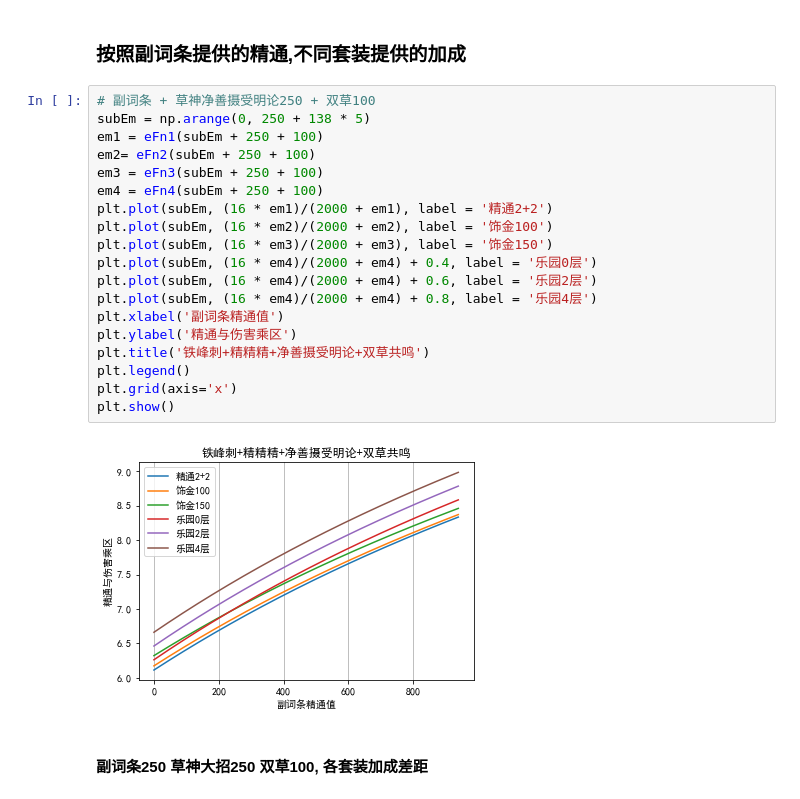
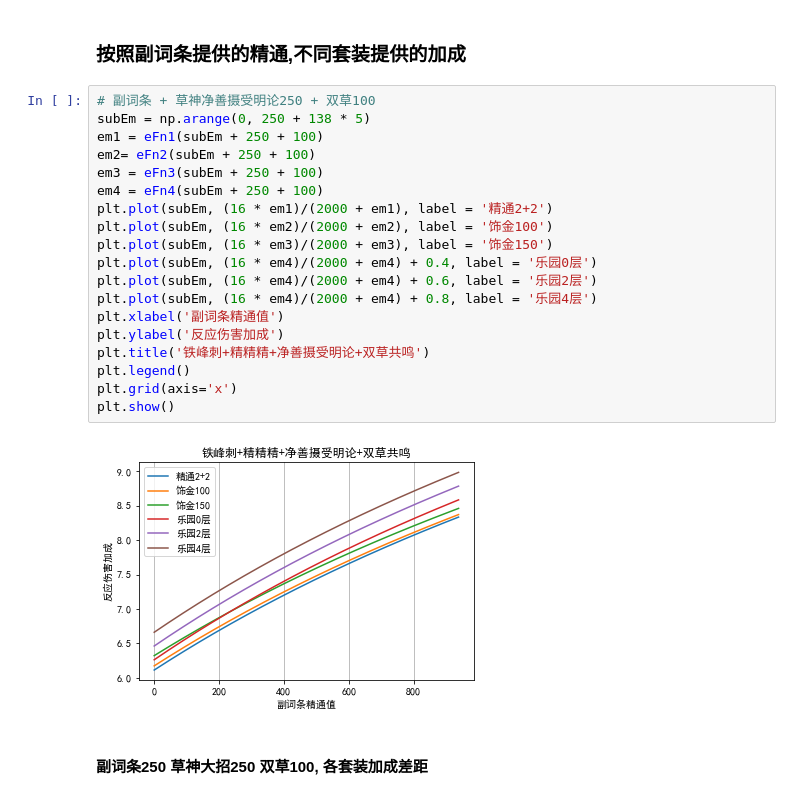
Before and after one commit to muedsa/mihoyo-lab-notebook, a Jupyter notebook: bloom-reactions.ipynb, the cells around one changed output. Saved outputs shown, nothing was run; the diff lists cells and outputs as text.

```diff
--- a/bloom-reactions.ipynb
+++ b/bloom-reactions.ipynb
@@ -102,24 +103,24 @@ def eFn4(otherEm):
 # %%
 # 副词条 + 草神净善摄受明论250 + 双草100
 subEm = np.arange(0, 250 + 138 * 5)
 em1 = eFn1(subEm + 250 + 100)
 em2= eFn2(subEm + 250 + 100)
 em3 = eFn3(subEm + 250 + 100)
 em4 = eFn4(subEm + 250 + 100)
 plt.plot(subEm, (16 * em1)/(2000 + em1), label = '精通2+2')
 plt.plot(subEm, (16 * em2)/(2000 + em2), label = '饰金100')
 plt.plot(subEm, (16 * em3)/(2000 + em3), label = '饰金150')
 plt.plot(subEm, (16 * em4)/(2000 + em4) + 0.4, label = '乐园0层')
 plt.plot(subEm, (16 * em4)/(2000 + em4) + 0.6, label = '乐园2层')
 plt.plot(subEm, (16 * em4)/(2000 + em4) + 0.8, label = '乐园4层')
 plt.xlabel('副词条精通值')
-plt.ylabel('精通与伤害乘区')
+plt.ylabel('反应伤害加成')
 plt.title('铁峰刺+精精精+净善摄受明论+双草共鸣')
 plt.legend()
 plt.grid(axis='x')
 plt.show()
 # %% [output]
-[figure, old version]
+[figure, new version]
 # %% [markdown]
 #### 副词条250 草神大招250 双草100, 各套装加成差距
 # %%
```
Also changed, not shown: parts of 17 cells of this notebook.
